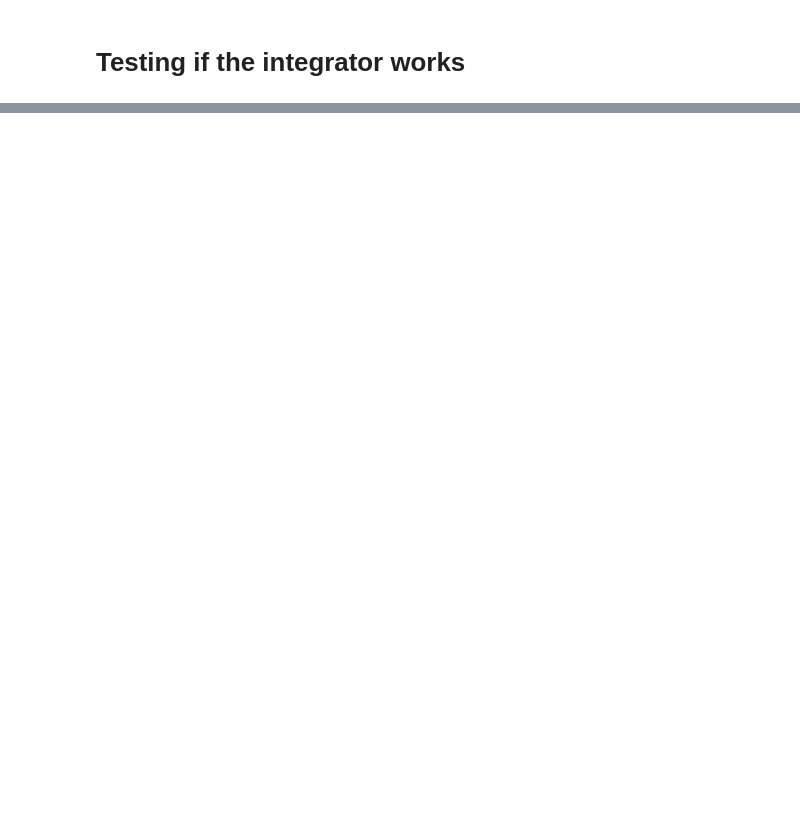
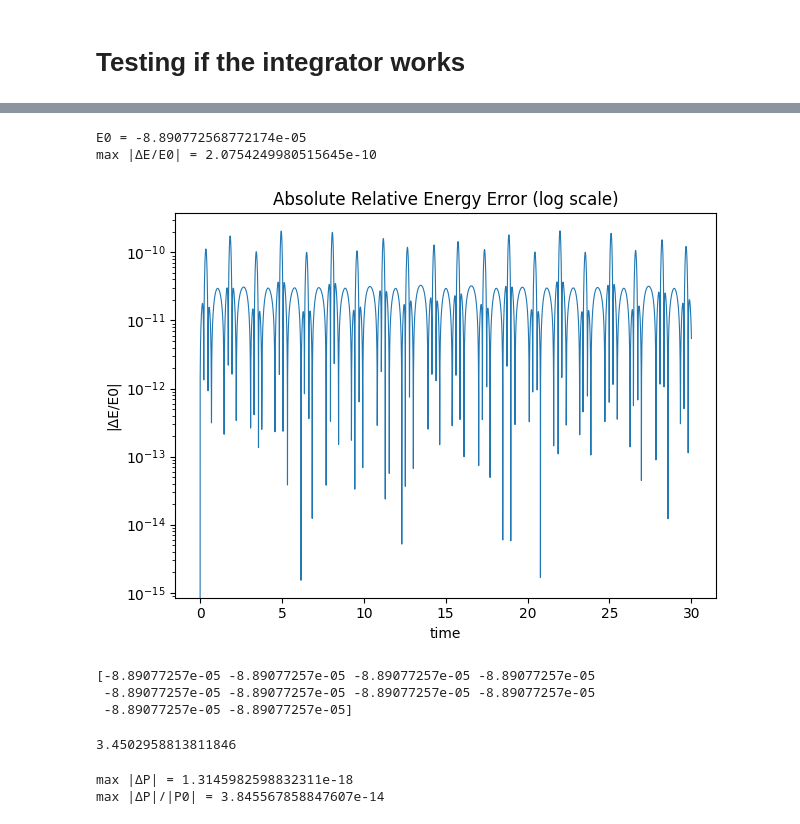
Before and after one commit to emadonev/nbody_exoplanets, a Jupyter notebook: integrator/test.ipynb, the cells around one changed output, grey strips where cells are left out. Drawn from its saved outputs; the diff is of its cells as text; code cells hidden in the pictures; blank space fills up the shorter version.

Commit message:
fixed all issues - energy error now consistent

```diff
--- a/integrator/test.ipynb
+++ b/integrator/test.ipynb
@@ -126,0 +180,60 @@ first vel row: [[0.         0.         0.        ]
+# %%
+with h5py.File(H5_PATH, "r") as f:
+    keys = sorted(
+        [k for k in f.keys() if k.startswith("Step_")],
+        key=lambda s: int(s.split("_")[1])
+    )
+
+    energy_list, t_list = [], []
+    for k in keys:
+        g = f[k]
+        t_list.append(g["time"][:])
+        energy_list.append(g["energy"][:])
+
+
+energy = np.concatenate(energy_list)
+t = np.concatenate(t_list)
+
+mask = np.isfinite(energy) & np.isfinite(t)
+t = t[mask]
+energy = energy[mask]
+
+E0 = energy[0]
+dE = energy - E0
+rel = dE / abs(E0)
+
+print("E0 =", E0)
+print("max |ΔE/E0| =", np.max(np.abs(rel)))
+
+plt.figure()
+
+# Absolute relative error (paper-style)
+plt.semilogy(t, np.abs(dE/E0), lw=0.8)
+plt.xlabel("time")
+plt.ylabel("|ΔE/E0|")
+plt.title("Absolute Relative Energy Error (log scale)")
+
+plt.tight_layout()
+plt.show()
+
+
+print(energy[:10])
+# %% [output]
+E0 = -8.890772568772174e-05
+max |ΔE/E0| = 2.0754249980515645e-10
+[figure, added]
+[-8.89077257e-05 -8.89077257e-05 -8.89077257e-05 -8.89077257e-05
+ -8.89077257e-05 -8.89077257e-05 -8.89077257e-05 -8.89077257e-05
+ -8.89077257e-05 -8.89077257e-05]
+# %%
+7.160830322892866e-10/2.0754249980515645e-10
+# %% [output]
+3.4502958813811846
+# %%
+P = np.einsum("i,tij->tj", particles.masses, vel)   # total momentum vs time
+dP = P - P[0]
+print("max |ΔP| =", np.max(np.linalg.norm(dP, axis=1)))
+print("max |ΔP|/|P0| =", np.max(np.linalg.norm(dP, axis=1)) / max(np.linalg.norm(P[0]), 1e-30))
+# %% [output]
+max |ΔP| = 1.3145982598832311e-18
+max |ΔP|/|P0| = 3.845567858847607e-14
```
Also changed, not shown: parts of 12 cells of this notebook, 6 other files.
